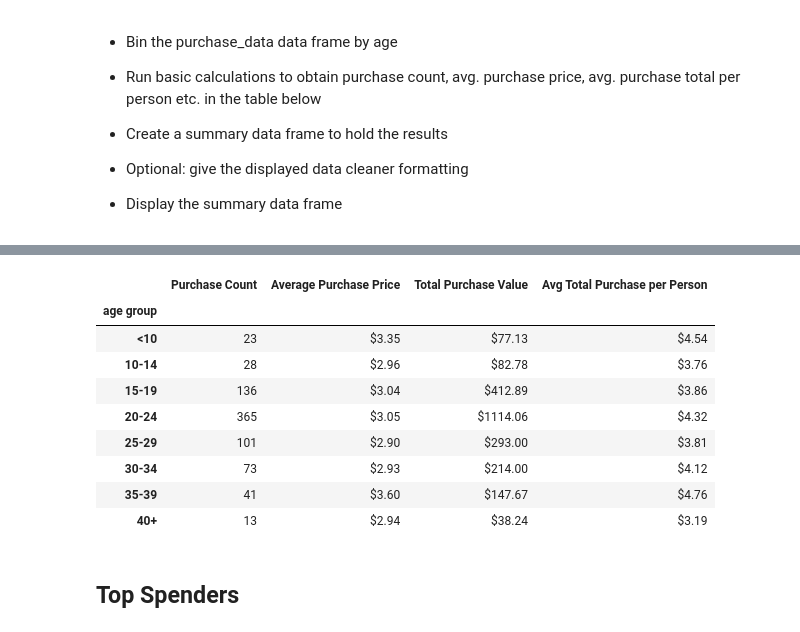
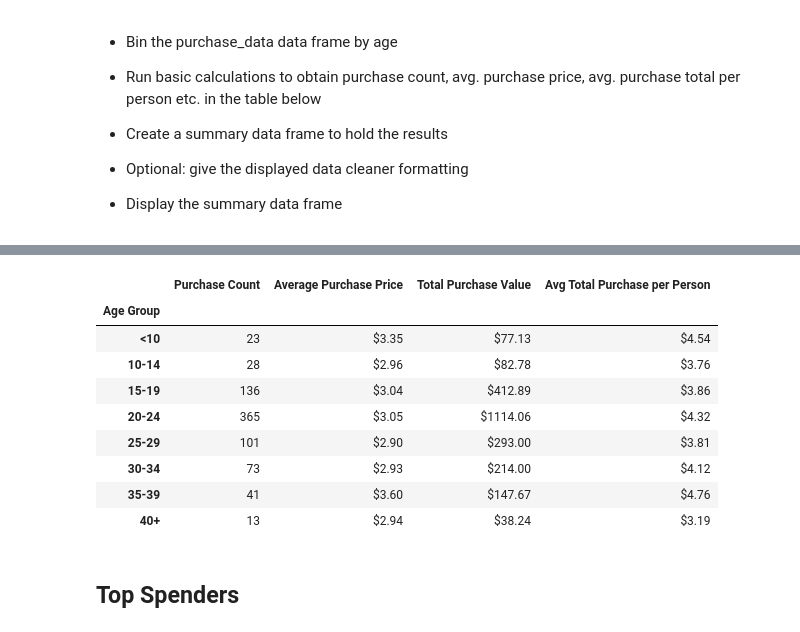
Before and after one commit to bestsmashever/UT-Data, a Jupyter notebook: HW4 - Pandas/HW 4 - Pandas.ipynb, the cells around one changed output, grey strips where cells are left out. Cells and saved outputs as stored; diff of their text form; code cells hidden in the pictures.

```diff
--- a/HW4 - Pandas/Pandas Assignment.ipynb
+++ b/HW4 - Pandas/HW 4 - Pandas.ipynb
@@ -154,2 +148,3 @@ age_df = game_df
 # %%
-age_df["age group"] = pd.cut(age_df["Age"], bins=bins, labels=group_name)
+# cut the data
+age_demo_df["Age Group"] = pd.cut(age_demo_df["Age"], bins=bins, labels=group_name)
@@ -161 +160,10 @@ unique_age_df["Percentage of Players"] = unique_age_df["SN"] / total_number_of_p
+# %%
+# group the data by "Age Group"
+grouped_age_demo_df = age_demo_df.groupby("Age Group")
+
+#
+output_ad_df = pd.DataFrame({
+    "Total Count": grouped_age_demo_df["SN"].nunique(),
+    "Percentage of Players": grouped_age_demo_df["SN"].nunique() / total_number_of_players * 100
+})
 # %%
@@ -196,10 +201,9 @@ unique_age_df
 * Display the summary data frame
 # %%
 # run basic calculations
-pa_df = pd.DataFrame({
-    "Purchase Count": grouped_age_df["Purchase ID"].count(),
-    "Average Purchase Price": grouped_age_df["Price"].mean(),
-    "Total Purchase Value": grouped_age_df["Price"].sum(),
-    "Avg Total Purchase per Person": grouped_age_df["Price"].sum()/grouped_age_df["SN"].nunique()
+pa_age_df = pd.DataFrame({
+    "Purchase Count": grouped_age_demo_df["Purchase ID"].count(),
+    "Average Purchase Price": grouped_age_demo_df["Price"].mean(),
+    "Total Purchase Value": grouped_age_demo_df["Price"].sum(),
+    "Avg Total Purchase per Person": grouped_age_demo_df["Price"].sum() / grouped_age_demo_df["SN"].nunique()
 })
-pa_df
@@ -217,14 +210,14 @@ pa_df
 # %%
 # format the data
-pa_df["Average Purchase Price"] = pa_df["Average Purchase Price"].map("${:.2f}".format)
-pa_df["Total Purchase Value"] = pa_df["Total Purchase Value"].map("${:.2f}".format)
-pa_df["Avg Total Purchase per Person"] = pa_df["Avg Total Purchase per Person"].map("${:.2f}".format)
+pa_age_df["Average Purchase Price"] = pa_age_df["Average Purchase Price"].map("${:.2f}".format)
+pa_age_df["Total Purchase Value"] = pa_age_df["Total Purchase Value"].map("${:.2f}".format)
+pa_age_df["Avg Total Purchase per Person"] = pa_age_df["Avg Total Purchase per Person"].map("${:.2f}".format)
 # %%
 # display the summary data frame
-pa_df
+pa_age_df
 # %% [output]
 |  | Purchase Count | Average Purchase Price | Total Purchase Value | Avg Total Purchase per Person |
-| age group |  |  |  |  |
+| Age Group |  |  |  |  |
 | <10 | 23 | $3.35 | $77.13 | $4.54 |
 | 10-14 | 28 | $2.96 | $82.78 | $3.76 |
 | 15-19 | 136 | $3.04 | $412.89 | $3.86 |
```
Also changed, not shown: parts of 23 cells of this notebook.
